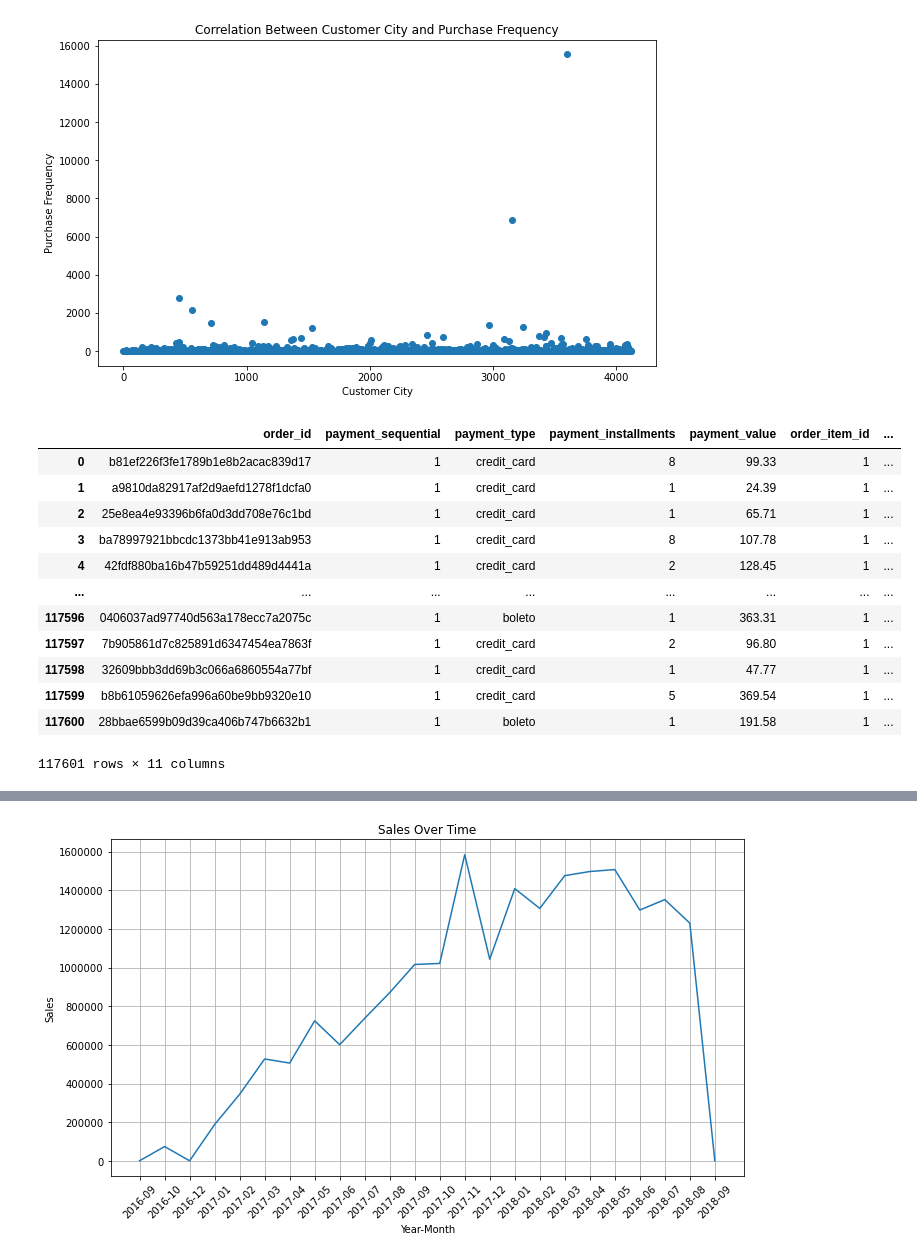
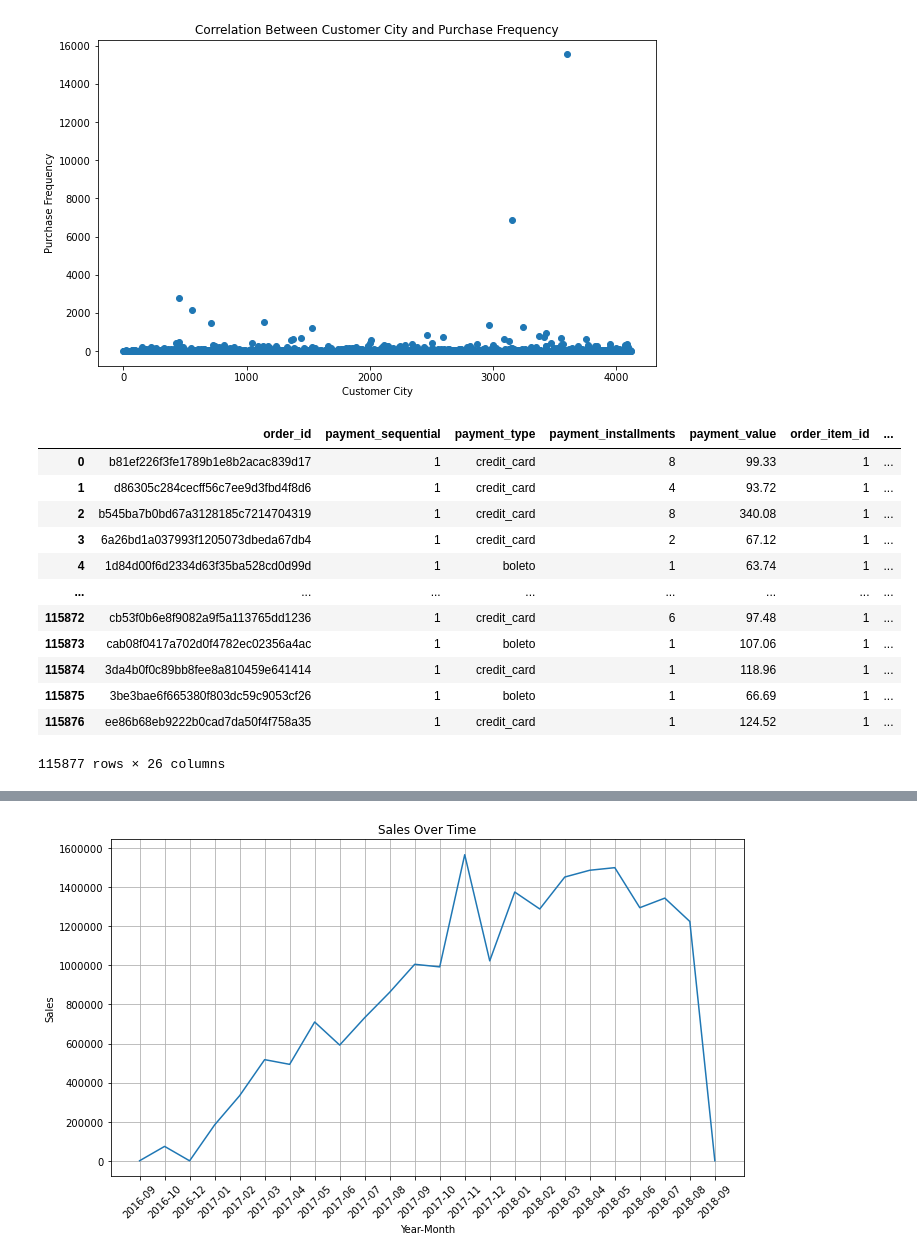
Before and after one commit to kazuki0314/bigdataproject, a Jupyter notebook: Big Data -checkpoint.ipynb, the cells around one changed output, grey strips where cells are left out. Cells and saved outputs as stored; diff of their text form; code cells hidden in the pictures.

```diff
--- a/Big Data -checkpoint.ipynb
+++ b/Big Data -checkpoint.ipynb
@@ -1043,20 +1043,27 @@ P-value: 0.1354130335268582
 # %%
 #merge payment and order_item datasframe to make get the payment value for each order
 sales = pd.merge(payment, order_item, on='order_id', how='inner')
+# Merge the result with the 'order' DataFrame to get the date of purchase of each order
+sales = pd.merge(sales, order, on='order_id', how='inner')
+sales = pd.merge(sales, product, on= 'product_id', how = 'inner')
 
-# Display the merged data
+# Merge the two dataframes on the common columns 'product_category name'
+sales = pd.merge(sales, translation, on='product_category_name', how= 'inner')
+
+# # Drop the redundant 'Zip_Prefix' column
+sales.drop(columns=['product_category_name'], inplace=True)
 sales
 # %% [output]
 |  | order_id | payment_sequential | payment_type | payment_installments | payment_value | order_item_id | ... |
 | 0 | b81ef226f3fe1789b1e8b2acac839d17 | 1 | credit_card | 8 | 99.33 | 1 | ... |
-| 1 | a9810da82917af2d9aefd1278f1dcfa0 | 1 | credit_card | 1 | 24.39 | 1 | ... |
-| 2 | 25e8ea4e93396b6fa0d3dd708e76c1bd | 1 | credit_card | 1 | 65.71 | 1 | ... |
-| 3 | ba78997921bbcdc1373bb41e913ab953 | 1 | credit_card | 8 | 107.78 | 1 | ... |
-| 4 | 42fdf880ba16b47b59251dd489d4441a | 1 | credit_card | 2 | 128.45 | 1 | ... |
+| 1 | d86305c284cecff56c7ee9d3fbd4f8d6 | 1 | credit_card | 4 | 93.72 | 1 | ... |
+| 2 | b545ba7b0bd67a3128185c7214704319 | 1 | credit_card | 8 | 340.08 | 1 | ... |
+| 3 | 6a26bd1a037993f1205073dbeda67db4 | 1 | credit_card | 2 | 67.12 | 1 | ... |
+| 4 | 1d84d00f6d2334d63f35ba528cd0d99d | 1 | boleto | 1 | 63.74 | 1 | ... |
 | ... | ... | ... | ... | ... | ... | ... | ... |
-| 117596 | 0406037ad97740d563a178ecc7a2075c | 1 | boleto | 1 | 363.31 | 1 | ... |
-| 117597 | 7b905861d7c825891d6347454ea7863f | 1 | credit_card | 2 | 96.80 | 1 | ... |
-| 117598 | 32609bbb3dd69b3c066a6860554a77bf | 1 | credit_card | 1 | 47.77 | 1 | ... |
-| 117599 | b8b61059626efa996a60be9bb9320e10 | 1 | credit_card | 5 | 369.54 | 1 | ... |
-| 117600 | 28bbae6599b09d39ca406b747b6632b1 | 1 | boleto | 1 | 191.58 | 1 | ... |
+| 115872 | cb53f0b6e8f9082a9f5a113765dd1236 | 1 | credit_card | 6 | 97.48 | 1 | ... |
+| 115873 | cab08f0417a702d0f4782ec02356a4ac | 1 | boleto | 1 | 107.06 | 1 | ... |
+| 115874 | 3da4b0f0c89bb8fee8a810459e641414 | 1 | credit_card | 1 | 118.96 | 1 | ... |
+| 115875 | 3be3bae6f665380f803dc59c9053cf26 | 1 | boleto | 1 | 66.69 | 1 | ... |
+| 115876 | ee86b68eb9222b0cad7da50f4f758a35 | 1 | credit_card | 1 | 124.52 | 1 | ... |
-117601 rows × 11 columns
+115877 rows × 26 columns
```
Also changed, not shown: parts of 7 cells of this notebook.
